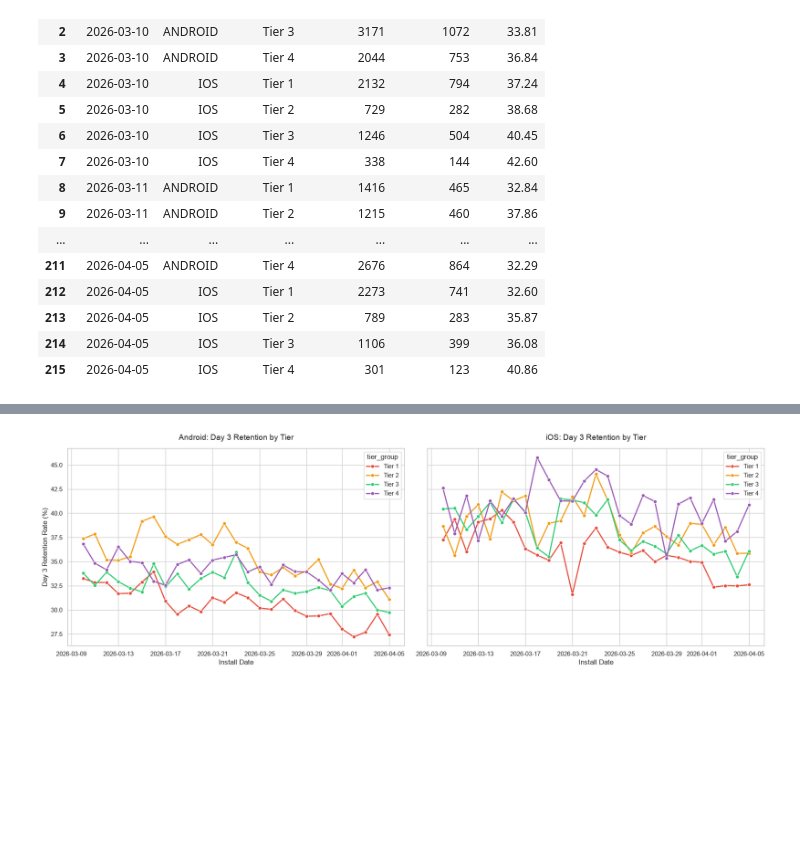
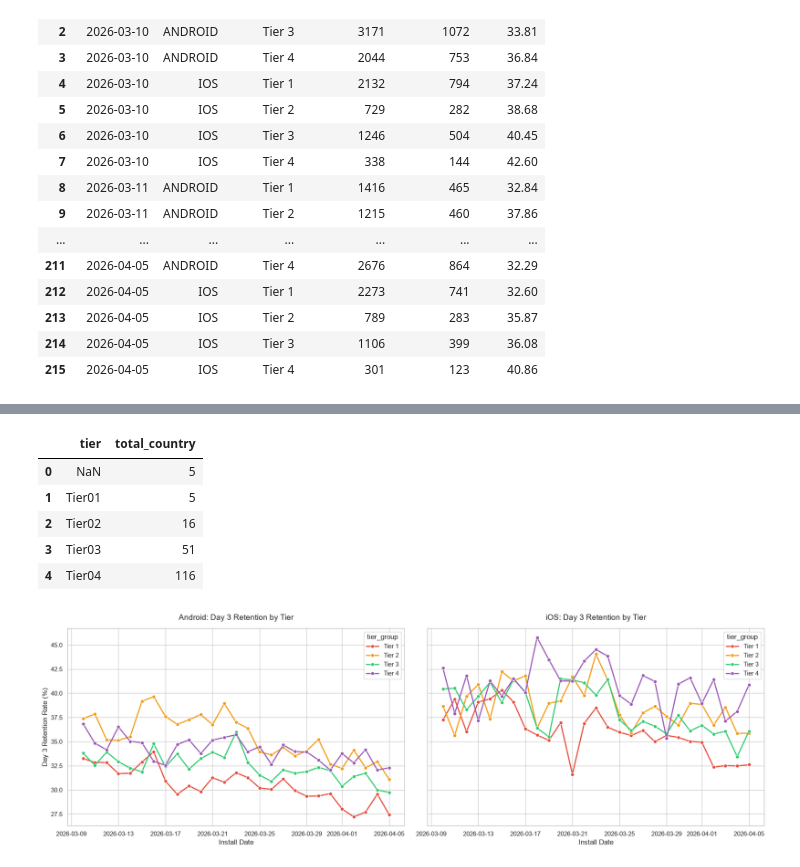
Before and after one commit to dieulinhng/gem-harbour-project, a Jupyter notebook: notebooks/eda.ipynb, the cells around one changed output, grey strips where cells are left out. Saved outputs shown, nothing was run; the diff lists cells and outputs as text; code cells hidden in the pictures; blank space fills up the shorter version.

```diff
--- a/notebooks/eda.ipynb
+++ b/notebooks/eda.ipynb
@@ -146,3 +348,21 @@ display(df_rr_tier)
+# %%
+# Số lượng country theo từng tier
+
+count_country_query = """SELECT
+  tier,
+  COUNT(DISTINCT country) AS total_country
+FROM `bi-recruitment-452004.ef_capstone.retention_cohort`
+GROUP BY tier
+ORDER BY tier;
+"""
+display(client.query(count_country_query).to_dataframe())
+# %% [output]
+|  | tier | total_country |
+| 0 | NaN | 5 |
+| 1 | Tier01 | 5 |
+| 2 | Tier02 | 16 |
+| 3 | Tier03 | 51 |
+| 4 | Tier04 | 116 |
 # %%
 sns.set_theme(style="whitegrid")
 
```
Also changed, not shown: parts of 11 cells of this notebook.
